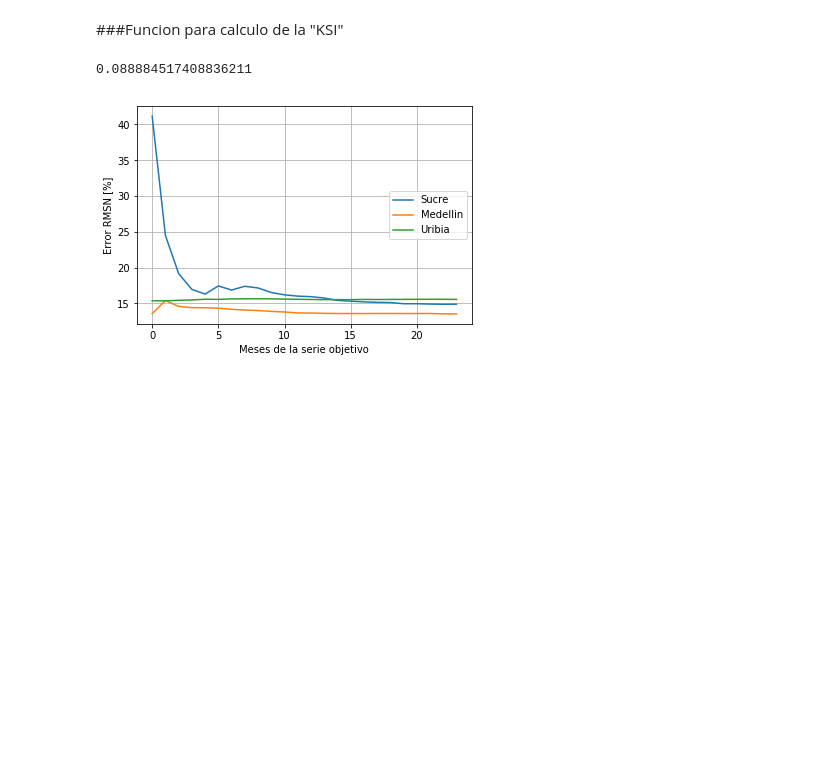
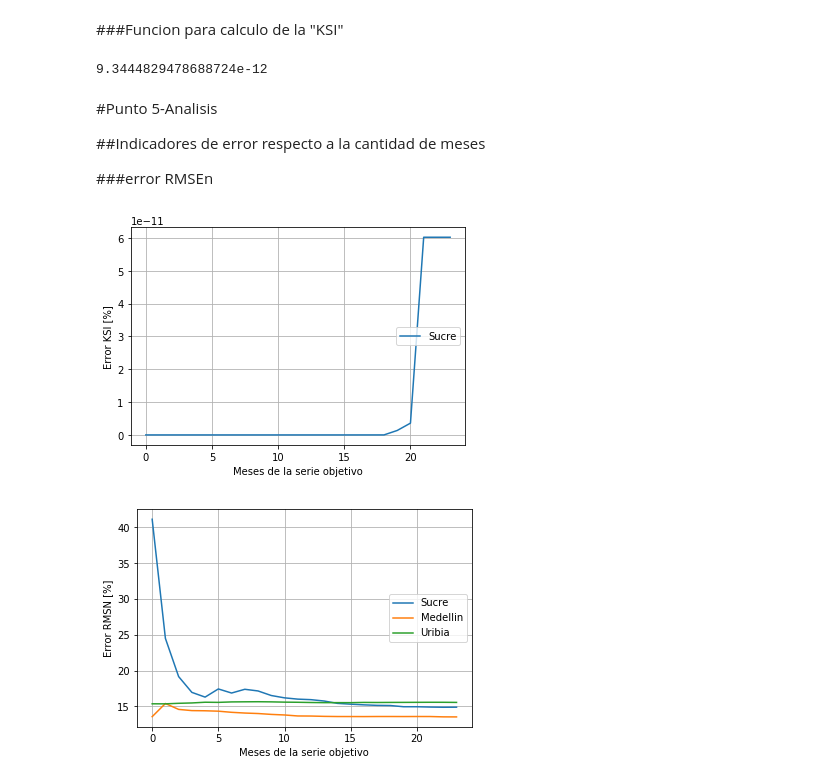
Before and after one commit to ChristianABJ/Herramientas_Computacionales_IMEC3602, a Jupyter notebook: 02_taller01/taller_2.ipynb, the cells around one changed output. Saved outputs shown, nothing was run; the diff lists cells and outputs as text; code cells hidden in the pictures; blank space fills up the shorter version.

```diff
--- a/02_taller01/taller_2.ipynb
+++ b/02_taller01/taller_2.ipynb
@@ -198,15 +223,17 @@ mbe(serie_in,corr)
 ###Funcion para calculo de la "KSI"
 # %%
 def ksi(obs,mod):
- ser_obs=func_sort(obs)
- ser_mod=func_sort(mod)
+ obs1=func_sort(obs)
+ mod1=func_sort(mod)
+ ser_obs=obs1/obs1[0]
+ ser_mod=mod1/obs1[0]
  dat=stats.ks_2samp(ser_obs,ser_mod)
  resp=dat[-1]
  return(resp)
 
 ksi(serie_in,corr)
 # %% [output]
-0.088884517408836211
+9.3444829478688724e-12
 # %%
 num_meses=24##lineas de codigo a usar para las graficas del analisis
 meses=linspace(1,num_meses,num_meses)
@@ -220,13 +247,14 @@ ser_ksi2=np.zeros(num_meses)
 ser_rmsn3=np.zeros(num_meses)
 ser_mbe3=np.zeros(num_meses)
 ser_ksi3=np.zeros(num_meses)
+ser_ksi0=np.zeros(num_meses)
 for i in meses:
  obje1=func_selec(serie_in,i,2012)
  obje2=func_selec(serie_in3,i,2012)
  obje3=func_selec(serie_in5,i,2012)
- correg1=func_punto_3(serie_in2,obje1)
- correg2=func_punto_3(serie_in4,obje2)
- correg3=func_punto_3(serie_in6,obje3)
+ correg1=func_punto_3(serie_in2,obje1,i,2012)
+ correg2=func_punto_3(serie_in4,obje2,i,2012)
+ correg3=func_punto_3(serie_in6,obje3,i,2012)
  ser_rmsn1[i-1]=rmsn(correg1,serie_in)
  ser_mbe1[i-1]=mbe(correg1,serie_in)
  ser_ksi1[i-1]=ksi(correg1,serie_in)
@@ -236,6 +264,23 @@ for i in meses:
  ser_rmsn3[i-1]=rmsn(correg3,serie_in5)
  ser_mbe3[i-1]=mbe(correg3,serie_in5)
  ser_ksi3[i-1]=ksi(correg3,serie_in5)
+ ser_ksi0[i-1]=ksi(serie_in,serie_in)
+# %% [markdown]
+#Punto 5-Analisis
+
+##Indicadores de error respecto a la cantidad de meses
+
+###error RMSEn
+# %%
+
+pylab.plot(ser_ksi1,label='Sucre')
+pylab.legend(loc='center right')
+pylab.xlabel("Meses de la serie objetivo")
+pylab.ylabel("Error KSI [%]")
+plt.grid()
+pylab.savefig(os.path.join(output_dir,'KSI.png'), dpi=600)
+# %% [output]
+[figure, added]
 # %%
 pylab.plot(ser_rmsn1,label='Sucre')
 pylab.plot(ser_rmsn2,label='Medellin')
```
Also changed, not shown: parts of 9 cells of this notebook, 4 other files.
